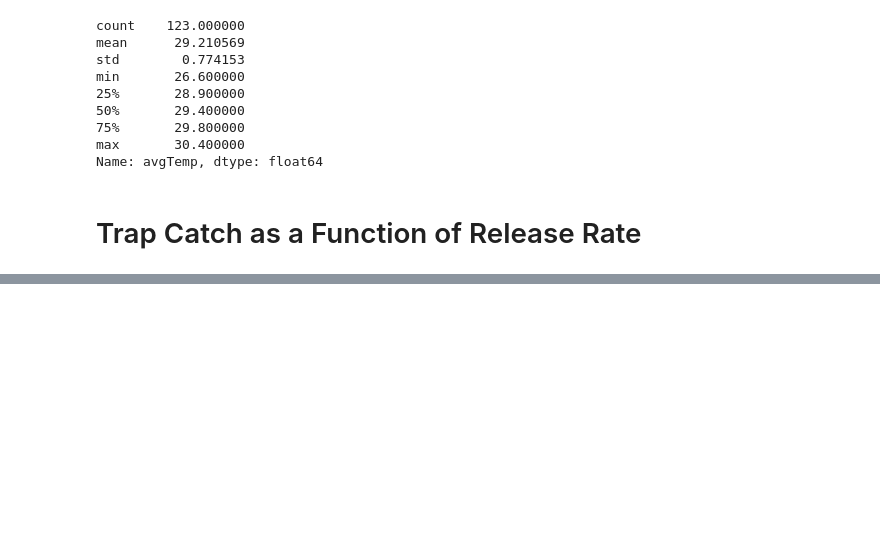
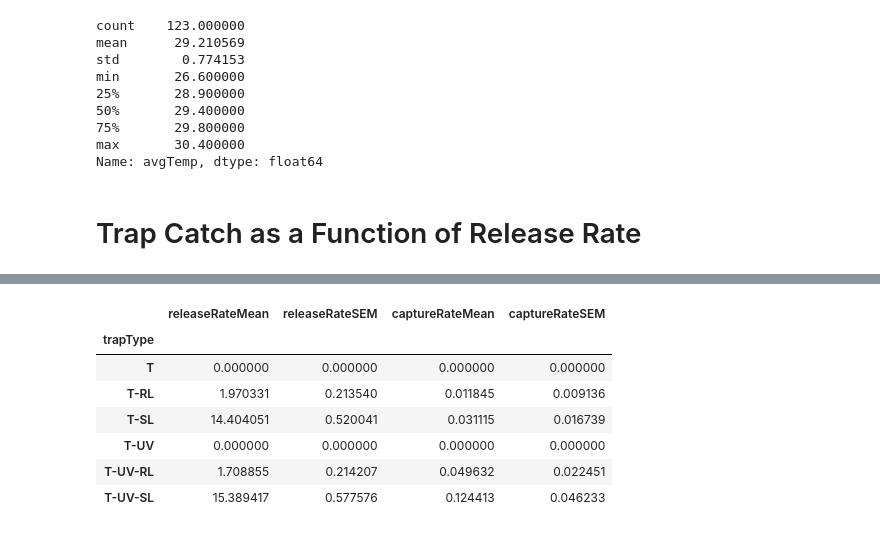
Before and after one commit to aubreymoore/CRB-trap-improvement, a Jupyter notebook: xtraps.ipynb, the cells around one changed output, grey strips where cells are left out. Saved outputs shown, nothing was run; the diff lists cells and outputs as text; code cells hidden in the pictures; blank space fills up the shorter version.

```diff
--- a/xtraps.ipynb
+++ b/xtraps.ipynb
@@ -188,5 +130,0 @@ df.groupby(['xtrapLocationID','cycle'])['cycleStart','cycleStop','days'].first()
-# %%
-pd.set_option('display.max_rows', 1000)
-#df.groupby(['xtrapLocationID', 'cycle', 'cycleStop', 'xtrapStation', 'trapType', 'releaseRate']).size()
-
-df[df.releaseRate>0].groupby(['cycleStop','trapType'])['releaseRate'].mean()
@@ -218,0 +144,18 @@ df = df[(df.trapType=='T-SL')|(df.trapType=='T-UV-SL')|(df.trapType=='T-RL')|(df
+# %%
+#df = df[df.trapType != 'T']
+#df = df[df.trapType != 'T-UV']
+df.groupby('trapType').agg(
+    releaseRateMean = pd.NamedAgg(column='releaseRate', aggfunc='mean'),
+    releaseRateSEM = pd.NamedAgg(column='releaseRate', aggfunc='sem'),
+    captureRateMean = pd.NamedAgg(column='captureRate', aggfunc='mean'),
+    captureRateSEM = pd.NamedAgg(column='captureRate', aggfunc='sem'),
+)
+# %% [output]
+|  | releaseRateMean | releaseRateSEM | captureRateMean | captureRateSEM |
+| trapType |  |  |  |  |
+| T | 0.000000 | 0.000000 | 0.000000 | 0.000000 |
+| T-RL | 1.970331 | 0.213540 | 0.011845 | 0.009136 |
+| T-SL | 14.404051 | 0.520041 | 0.031115 | 0.016739 |
+| T-UV | 0.000000 | 0.000000 | 0.000000 | 0.000000 |
+| T-UV-RL | 1.708855 | 0.214207 | 0.049632 | 0.022451 |
+| T-UV-SL | 15.389417 | 0.577576 | 0.124413 | 0.046233 |
```
Also changed, not shown: parts of 34 cells of this notebook, 1 other file.
